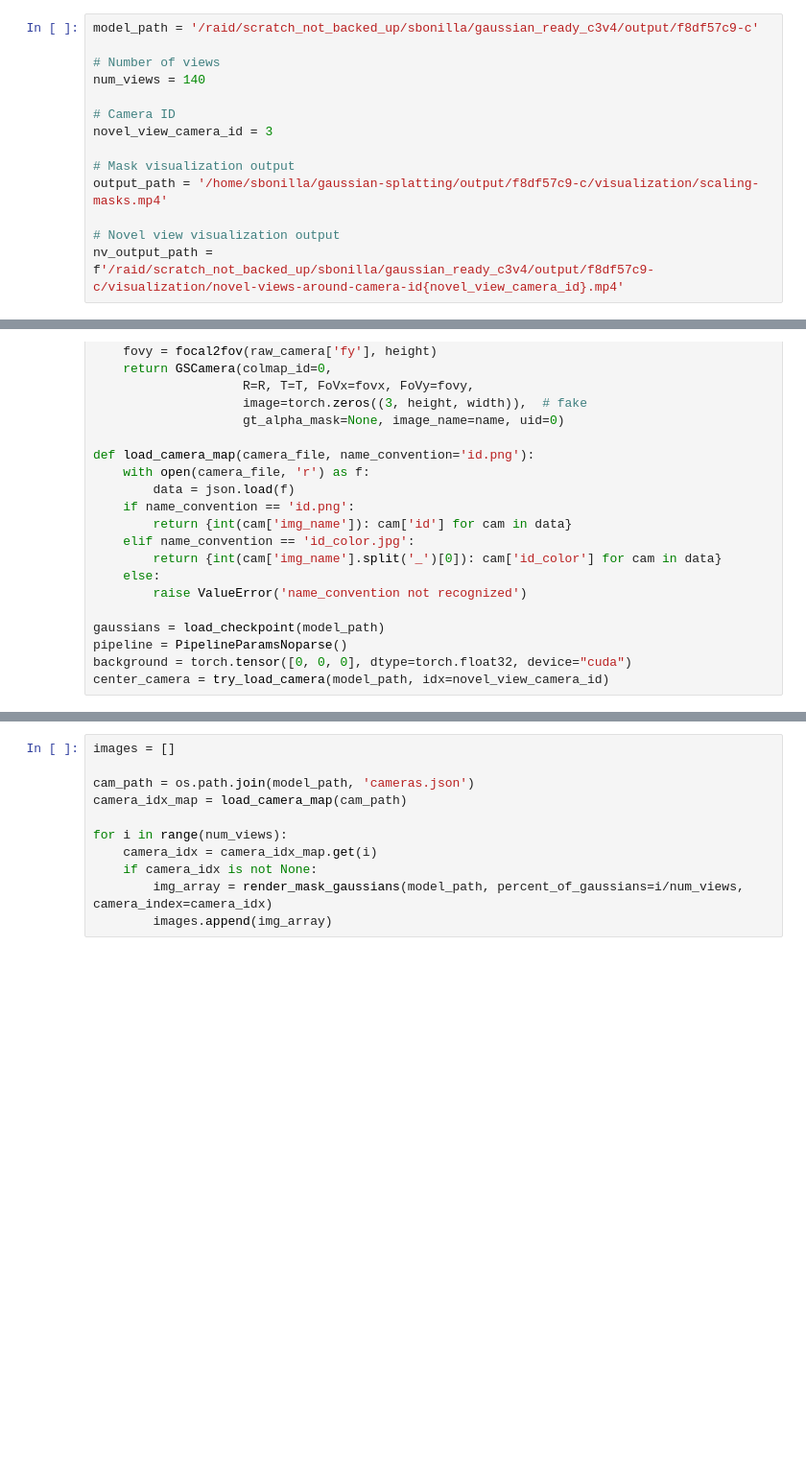
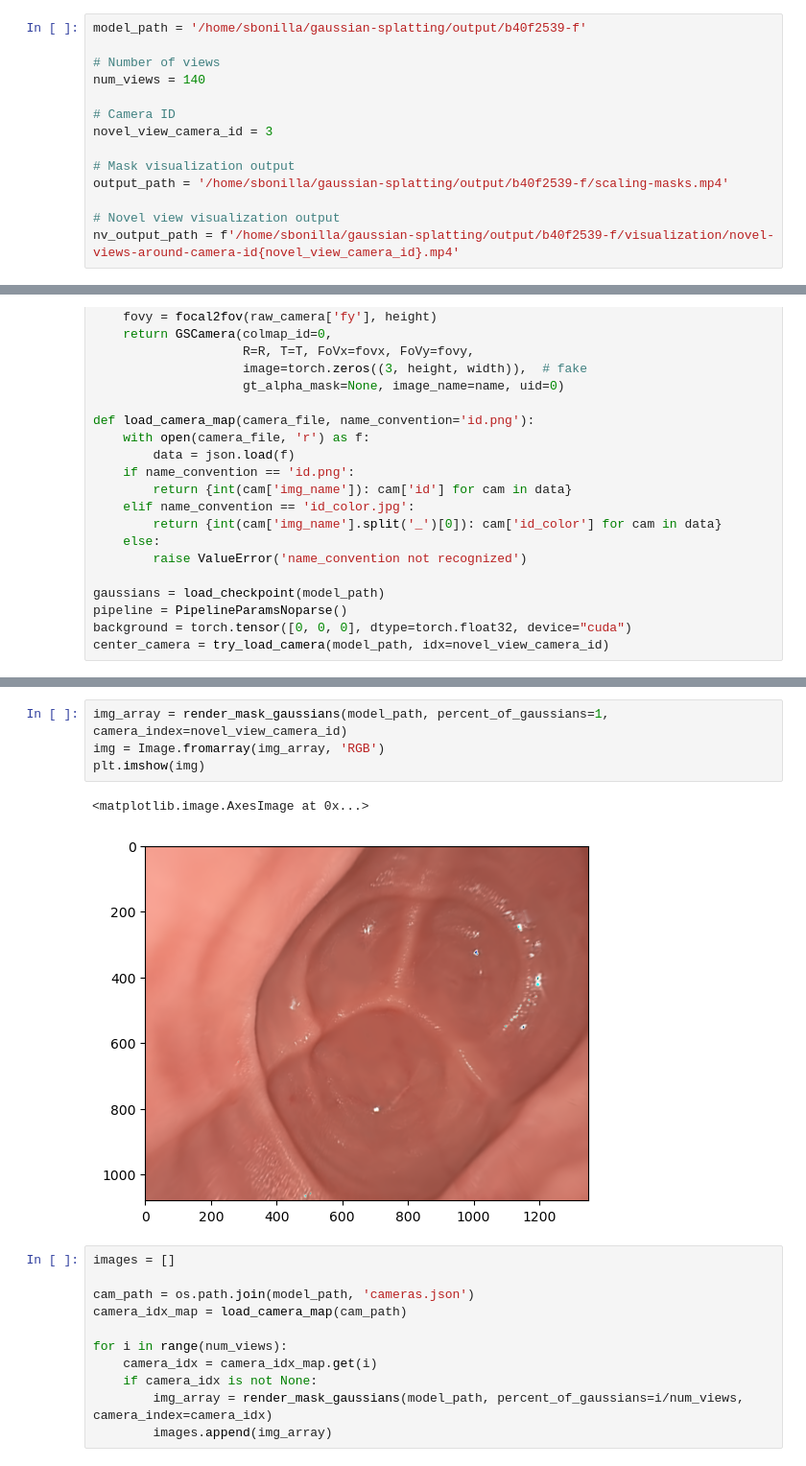
Before and after one commit to smbonilla/GaussianPancakes, a Jupyter notebook: visualize_gaussian.ipynb, the cells around one changed output, grey strips where cells are left out. Shown at 96% size. Cells and saved outputs as stored; diff of their text form; blank space fills up the shorter version.

```diff
--- a/visualize_gaussian.ipynb
+++ b/visualize_gaussian.ipynb
@@ -11,7 +11,7 @@ import time
 def log_tensor(t, name, **kwargs):
     print(kaolin.utils.testing.tensor_info(t, name=name, **kwargs))
 # %%
-model_path = '/raid/scratch_not_backed_up/sbonilla/gaussian_ready_c3v4/output/f8df57c9-c'
+model_path = '/home/sbonilla/gaussian-splatting/output/b40f2539-f'
 
 # Number of views
 num_views = 140
@@ -20,10 +20,10 @@ num_views = 140
 novel_view_camera_id = 3
 
 # Mask visualization output
-output_path = '/home/sbonilla/gaussian-splatting/output/f8df57c9-c/visualization/scaling-masks.mp4'
+output_path = '/home/sbonilla/gaussian-splatting/output/b40f2539-f/scaling-masks.mp4'
 
 # Novel view visualization output
-nv_output_path = f'/raid/scratch_not_backed_up/sbonilla/gaussian_ready_c3v4/output/f8df57c9-c/visualization/novel-views-around-camera-id{novel_view_camera_id}.mp4'
+nv_output_path = f'/home/sbonilla/gaussian-splatting/output/b40f2539-f/visualization/novel-views-around-camera-id{novel_view_camera_id}.mp4'
 # %%
 class PipelineParamsNoparse:
     """ Same as PipelineParams but without argument parser. """
@@ -243,3 +208,10 @@ Video saved to /raid/scratch_not_backed_up/sbonilla/gaussian_ready_c3v4/output/f
+# %%
+img_array = render_mask_gaussians(model_path, percent_of_gaussians=1, camera_index=novel_view_camera_id)
+img = Image.fromarray(img_array, 'RGB')
+plt.imshow(img)
+# %% [output]
+<matplotlib.image.AxesImage at 0x...>
+[figure, added]
 # %%
 images = []
 
```
Also changed, not shown: parts of 21 cells of this notebook, 6 other files.
